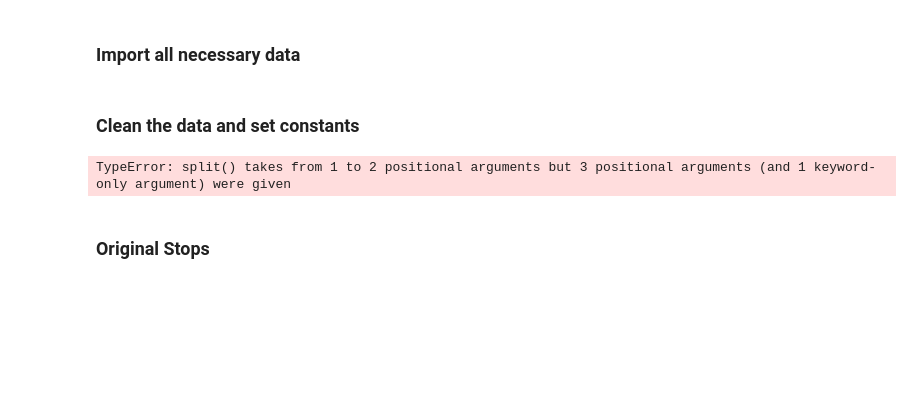
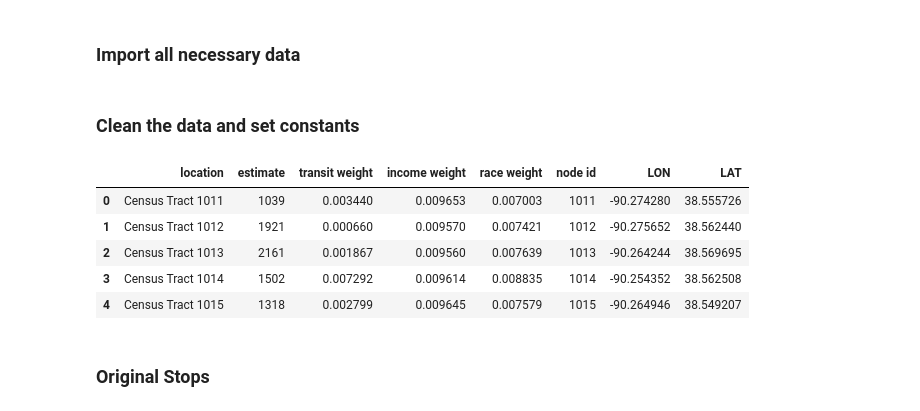
Before and after one commit to juliatompkins/trio-capstone, a Jupyter notebook: algorithms code/All Methods Compared.ipynb, the cells around one changed output. Saved outputs shown, nothing was run; the diff lists cells and outputs as text; code cells hidden in the pictures; blank space fills up the shorter version.

```diff
--- a/algorithms code/All Methods Compared.ipynb
+++ b/algorithms code/All Methods Compared.ipynb
@@ -32,21 +33,25 @@ stl = nx.read_weighted_edgelist(r"data\weighted_dual_list",delimiter='%',nodetyp
 ### Clean the data and set constants
 # %%
 k = 14 #number of clusters/metro stops for all algorithms
+center = 'POP' # population centers vs geometric centers
 
+# adjust edge weights for walking distance (inverse)
 total_weight = 0
 for edge in stl.edges(data=True):
     total_weight = total_weight + edge[2]['weight']
 for edge in stl.edges(data=True):
     stl[edge[0]][edge[1]]['weight'] = total_weight - edge[2]['weight']
 
 
-by_tract = clean(census_data, race_data)
-centroid_locations_small = centroid_locations[['NAMELSAD','INTPTLAT','INTPTLON']]
-centroid_locations_small = centroid_locations_small.rename(columns = {"NAMELSAD": "location", "INTPTLAT" : "LAT", "INTPTLON" : "LON"})
-full_data = by_tract.merge(centroid_locations_small, on='location')
+full_data = clean(census_data, race_data, pop_centers, centroid_locations, center)
 full_data.head()
 # %% [output]
-TypeError: split() takes from 1 to 2 positional arguments but 3 positional arguments (and 1 keyword-only argument) were given
+|  | location | estimate | transit weight | income weight | race weight | node id | LON | LAT |
+| 0 | Census Tract 1011 | 1039 | 0.003440 | 0.009653 | 0.007003 | 1011 | -90.274280 | 38.555726 |
+| 1 | Census Tract 1012 | 1921 | 0.000660 | 0.009570 | 0.007421 | 1012 | -90.275652 | 38.562440 |
+| 2 | Census Tract 1013 | 2161 | 0.001867 | 0.009560 | 0.007639 | 1013 | -90.264244 | 38.569695 |
+| 3 | Census Tract 1014 | 1502 | 0.007292 | 0.009614 | 0.008835 | 1014 | -90.254352 | 38.562508 |
+| 4 | Census Tract 1015 | 1318 | 0.002799 | 0.009645 | 0.007579 | 1015 | -90.264946 | 38.549207 |
 # %% [markdown]
 ### Original Stops
 # %%
```
Also changed, not shown: parts of 7 cells of this notebook, 29 other files.
